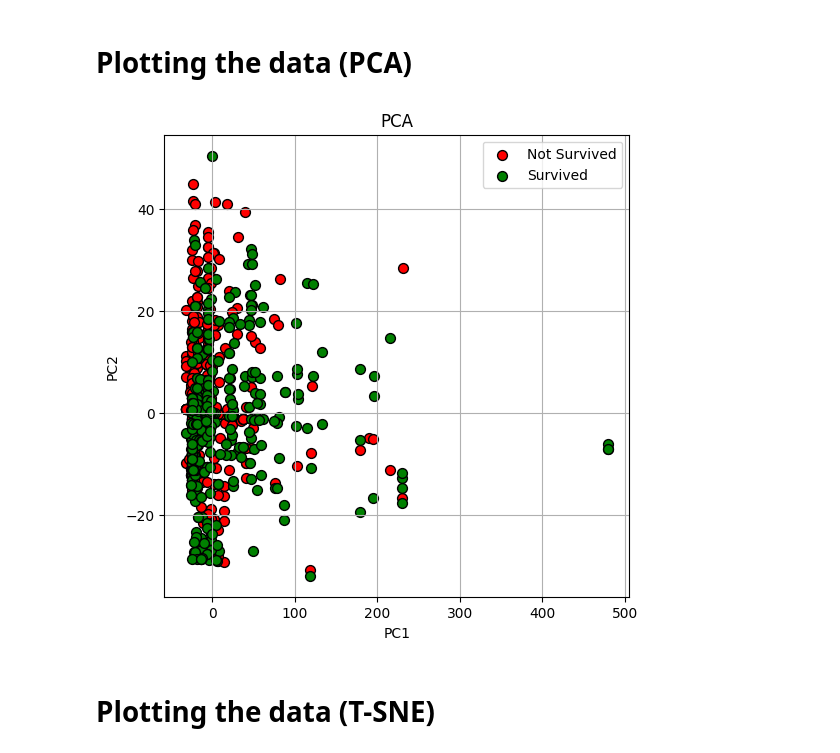
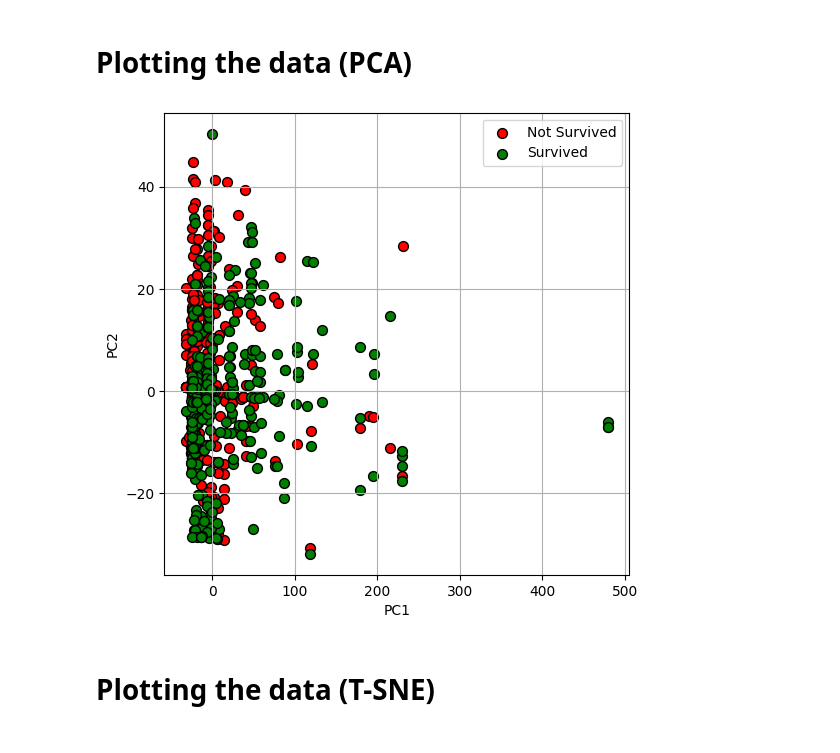
Before and after one commit to w4bo/AA2425-unibo-mldm, a Jupyter notebook: slides/lab-06-titanic.ipynb, the cells around one changed output. Cells and saved outputs as stored; diff of their text form; code cells hidden in the pictures.

```diff
--- a/slides/lab-06-titanic.ipynb
+++ b/slides/lab-06-titanic.ipynb
@@ -140,24 +141,23 @@ Text(0.5, 1.0, 'Correlation with Survival')
 # Plotting the data (PCA)
 # %%
 from sklearn.decomposition import PCA
-import matplotlib.pyplot as plt
+
 X = df.drop(['Survived'], axis=1)
 pca = PCA(n_components=2)
 principalComponents = pca.fit_transform(X)
 principalDf = pd.DataFrame(data = principalComponents, columns = ['PC1', 'PC2'])
 finalDf = pd.concat([principalDf, df[['Survived']]], axis = 1)
 fig, ax = plt.subplots(figsize = (6, 6))
 ax.set_xlabel('PC1')
 ax.set_ylabel('PC2')
-ax.set_title('PCA')
 targets, colors = [0, 1], ['r', 'g']
 for target, color in zip(targets,colors):
     indicesToKeep = finalDf['Survived'] == target
     ax.scatter(finalDf.loc[indicesToKeep, 'PC1'], finalDf.loc[indicesToKeep, 'PC2'], c = color, s = 50, edgecolor='k')
 ax.legend(['Not Survived', 'Survived'])
 ax.grid()
 # %% [output]
-[figure, old version]
+[figure, new version]
 # %% [markdown]
 # Plotting the data (T-SNE)
 # %%
```
Also changed, not shown: parts of 10 cells of this notebook.
